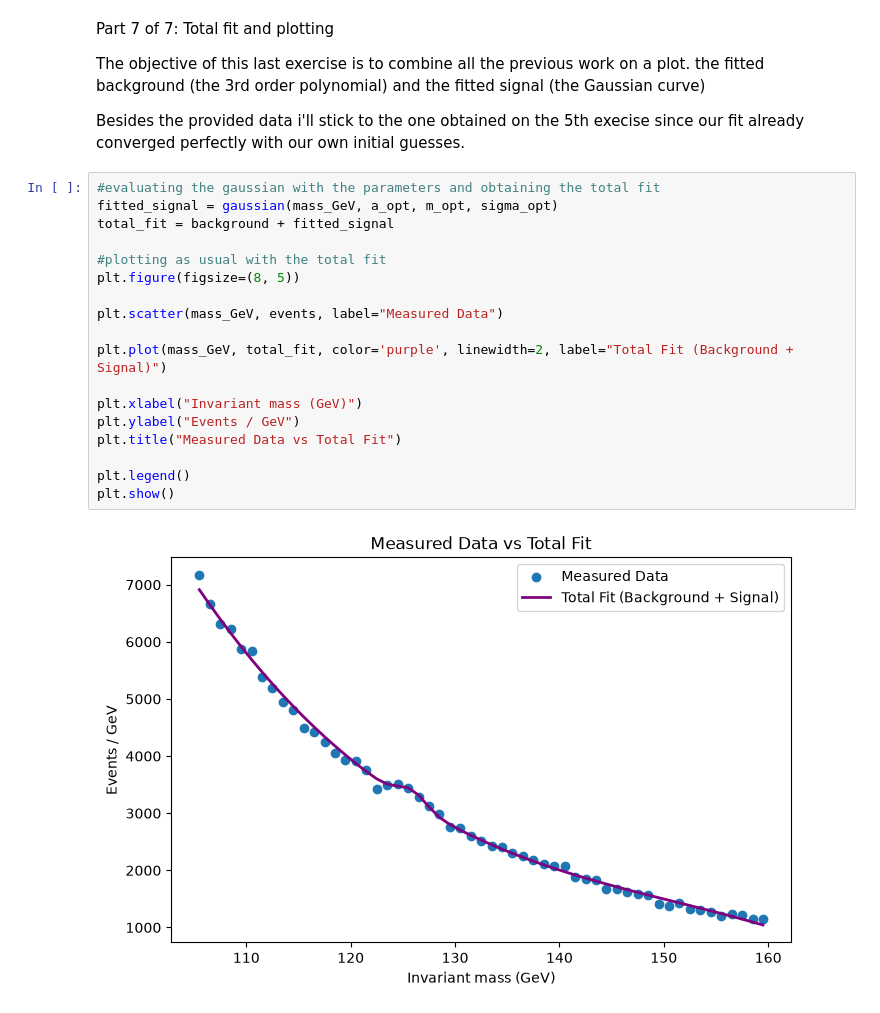
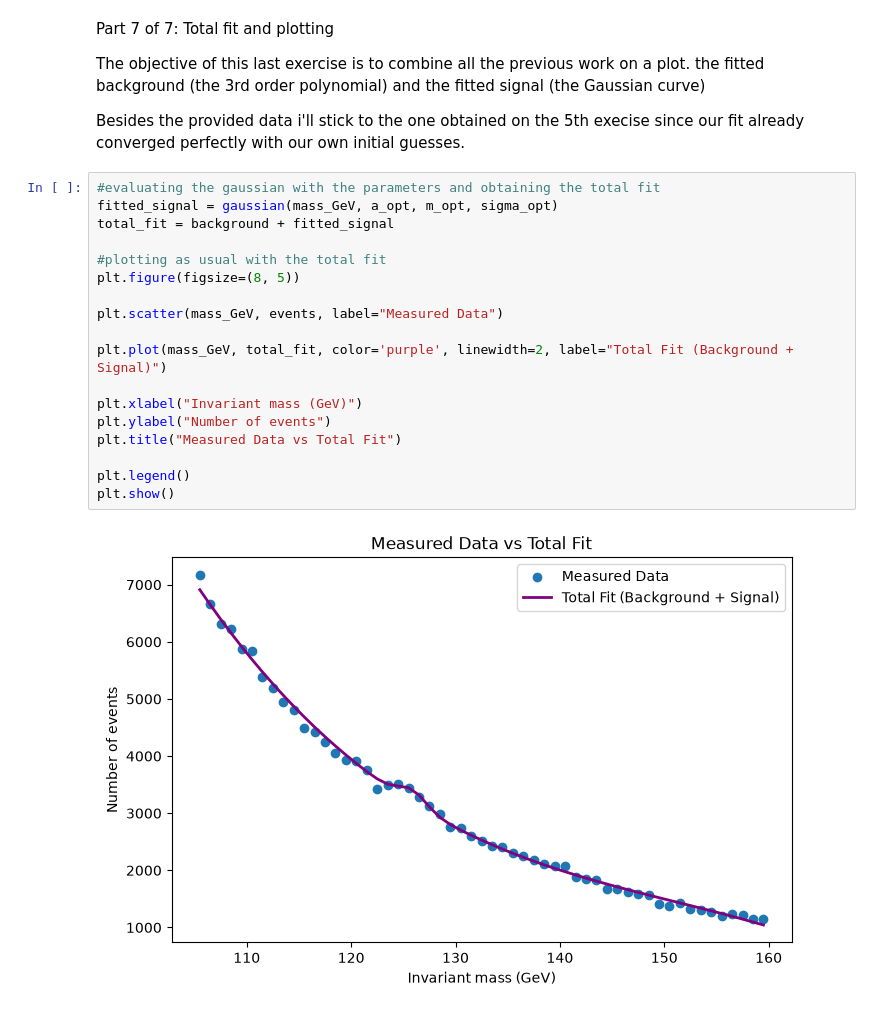
Before and after one commit to taro-py/Numerical-Modeling-on-Python, a Jupyter notebook: assignment1/part1/Neizan_RoggieMartinez_part1.ipynb, the cells around one changed output. Drawn from its saved outputs; the diff is of its cells as text.

```diff
--- a/assignment1/part1/Neizan_RoggieMartinez_part1.ipynb
+++ b/assignment1/part1/Neizan_RoggieMartinez_part1.ipynb
@@ -173,20 +173,20 @@ Besides the provided data i'll stick to the one obtained on the 5th execise sinc
 # %%
 #evaluating the gaussian with the parameters and obtaining the total fit
 fitted_signal = gaussian(mass_GeV, a_opt, m_opt, sigma_opt)
 total_fit = background + fitted_signal
 
 #plotting as usual with the total fit
 plt.figure(figsize=(8, 5))
 
 plt.scatter(mass_GeV, events, label="Measured Data")
 
 plt.plot(mass_GeV, total_fit, color='purple', linewidth=2, label="Total Fit (Background + Signal)")
 
 plt.xlabel("Invariant mass (GeV)")
-plt.ylabel("Events / GeV")
+plt.ylabel("Number of events")
 plt.title("Measured Data vs Total Fit")
 
 plt.legend()
 plt.show()
 # %% [output]
-[figure, old version]
+[figure, new version]
```
Also changed, not shown: parts of 2 cells of this notebook.
